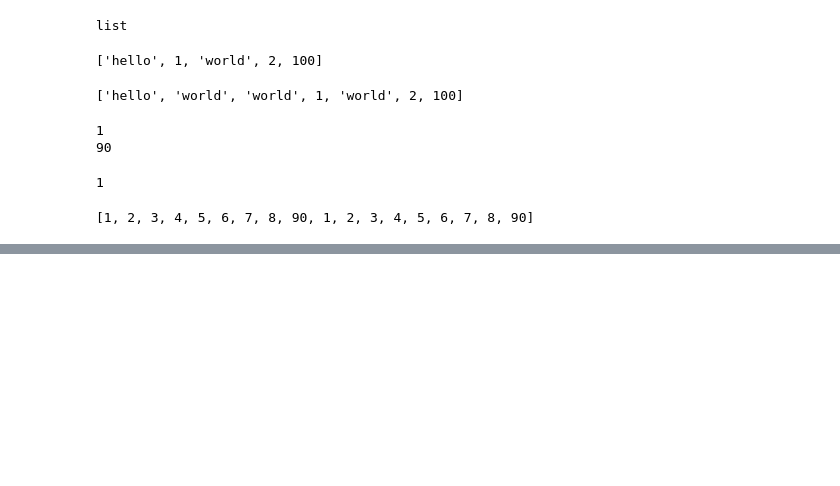
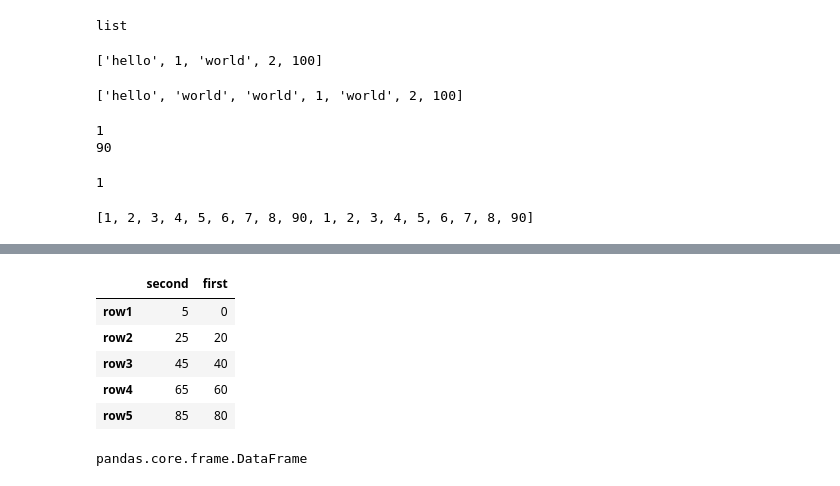
Before and after one commit to ssrbazpur/Data-Science-Starting-Kit, a Jupyter notebook: Python_Basics_for_Data_Science.ipynb, the cells around one changed output, grey strips where cells are left out. Drawn from its saved outputs; the diff is of its cells as text; code cells hidden in the pictures; blank space fills up the shorter version.

```diff
--- a/Python_Basics_for_Data_Science.ipynb
+++ b/Python_Basics_for_Data_Science.ipynb
@@ -85,0 +342,13 @@ temp
+# %%
+df[["second","first"]]
+# %% [output]
+|  | second | first |
+| row1 | 5 | 0 |
+| row2 | 25 | 20 |
+| row3 | 45 | 40 |
+| row4 | 65 | 60 |
+| row5 | 85 | 80 |
+# %%
+type(df[["second","first"]])
+# %% [output]
+pandas.core.frame.DataFrame
```
Also changed, not shown: parts of 49 cells of this notebook.
